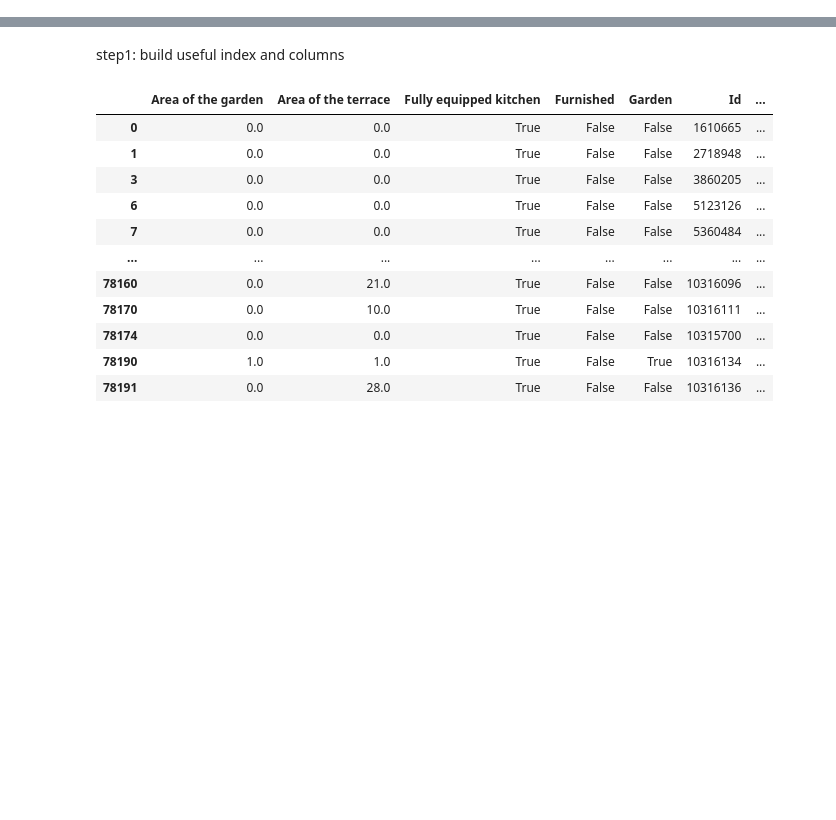
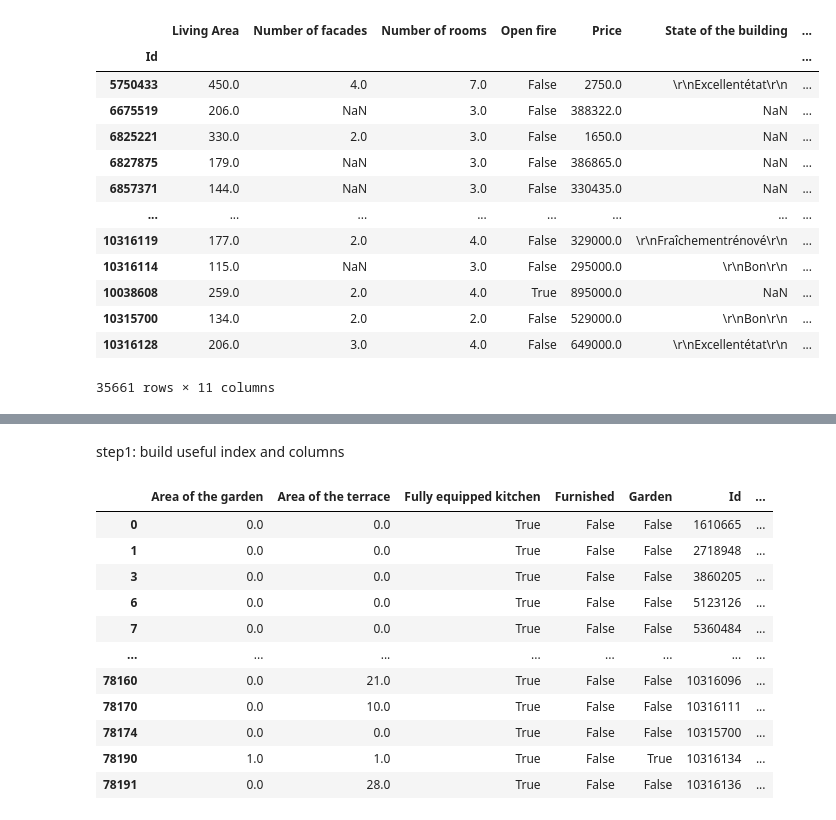
Before and after one commit to dimiphoton/BeCode-real-estate-ML-cookiecutter, a Jupyter notebook: data/raw/cleaning.ipynb, the cells around one changed output, grey strips where cells are left out. Cells and saved outputs as stored; diff of their text form; code cells hidden in the pictures; blank space fills up the shorter version.

```diff
--- a/data/raw/cleaning.ipynb
+++ b/data/raw/cleaning.ipynb
@@ -10,3 +26,20 @@ numpy.int64
+# %%
+df_sale[(df_sale['Price'] < 50000) | (df_sale['Living Area']>100)]
+# %% [output]
+|  | Living Area | Number of facades | Number of rooms | Open fire | Price | State of the building | ... |
+| Id |  |  |  |  |  |  | ... |
+| 5750433 | 450.0 | 4.0 | 7.0 | False | 2750.0 | \r\nExcellentétat\r\n | ... |
+| 6675519 | 206.0 | NaN | 3.0 | False | 388322.0 | NaN | ... |
+| 6825221 | 330.0 | 2.0 | 3.0 | False | 1650.0 | NaN | ... |
+| 6827875 | 179.0 | NaN | 3.0 | False | 386865.0 | NaN | ... |
+| 6857371 | 144.0 | NaN | 3.0 | False | 330435.0 | NaN | ... |
+| ... | ... | ... | ... | ... | ... | ... | ... |
+| 10316119 | 177.0 | 2.0 | 4.0 | False | 329000.0 | \r\nFraîchementrénové\r\n | ... |
+| 10316114 | 115.0 | NaN | 3.0 | False | 295000.0 | \r\nBon\r\n | ... |
+| 10038608 | 259.0 | 2.0 | 4.0 | True | 895000.0 | NaN | ... |
+| 10315700 | 134.0 | 2.0 | 2.0 | False | 529000.0 | \r\nBon\r\n | ... |
+| 10316128 | 206.0 | 3.0 | 4.0 | False | 649000.0 | \r\nExcellentétat\r\n | ... |
+35661 rows × 11 columns
 # %%
 def postcode2province(postcode):
     if postcode<1300:
```
Also changed, not shown: parts of 11 cells of this notebook, 2 other files.
